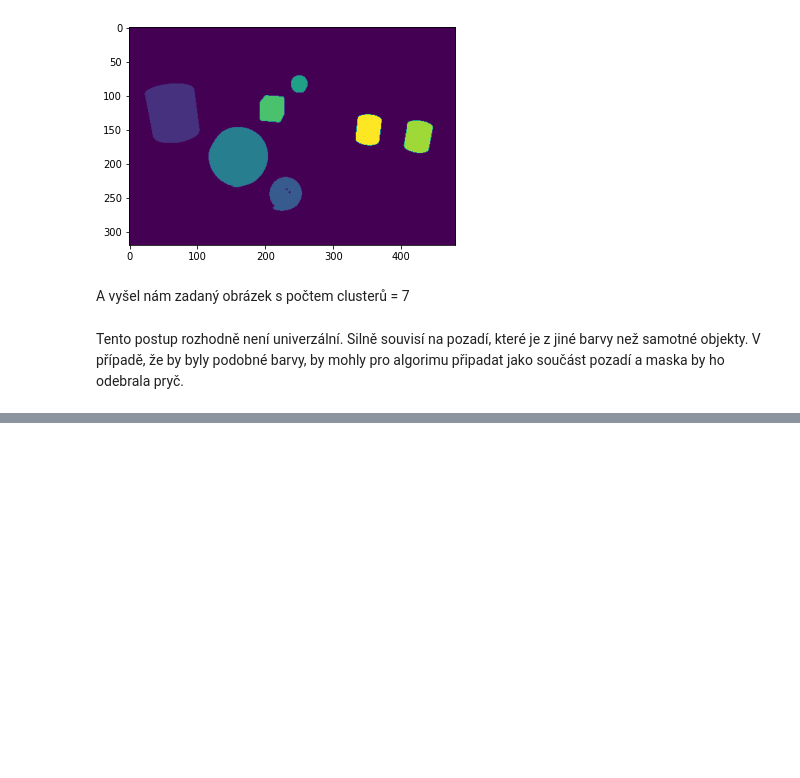
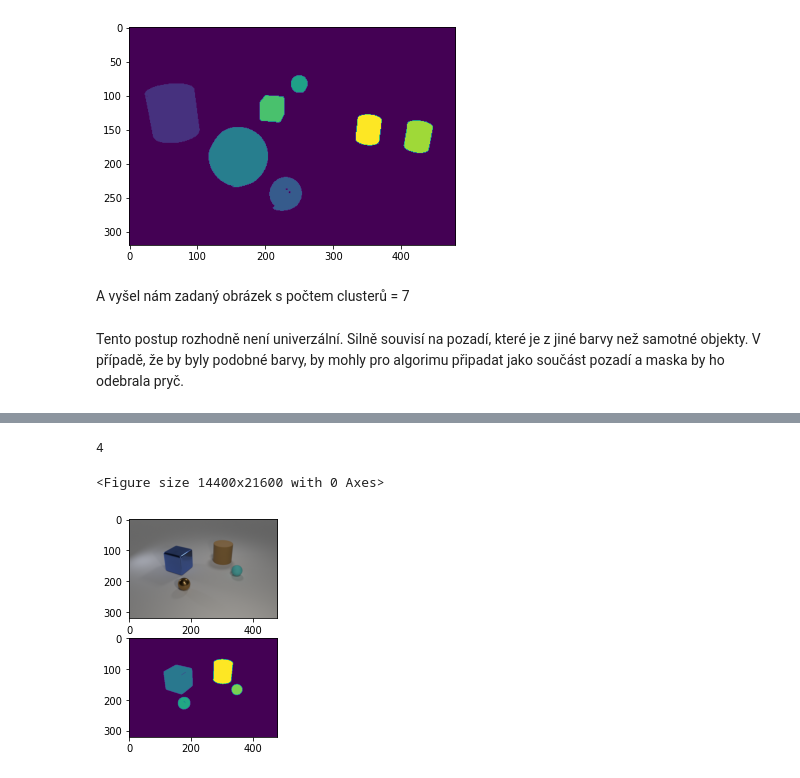
Before and after one commit to Dufko/vzd, a Jupyter notebook: hw_2/notebook.ipynb, the cells around one changed output, grey strips where cells are left out. Cells and saved outputs as stored; diff of their text form; code cells hidden in the pictures; blank space fills up the shorter version.

```diff
--- a/hw_2/notebook.ipynb
+++ b/hw_2/notebook.ipynb
@@ -195,0 +268,6 @@ Created in <span style='font-weight:600;margin-left:4px;'>Deepnote</span></a>
+# %%
+assert(analyzePicture("data/CLEVR_test_000388.png") == 4)
+# %% [output]
+4
+<Figure size 14400x21600 with 0 Axes>
+[figure, added]
```
Also changed, not shown: parts of 33 cells of this notebook.
